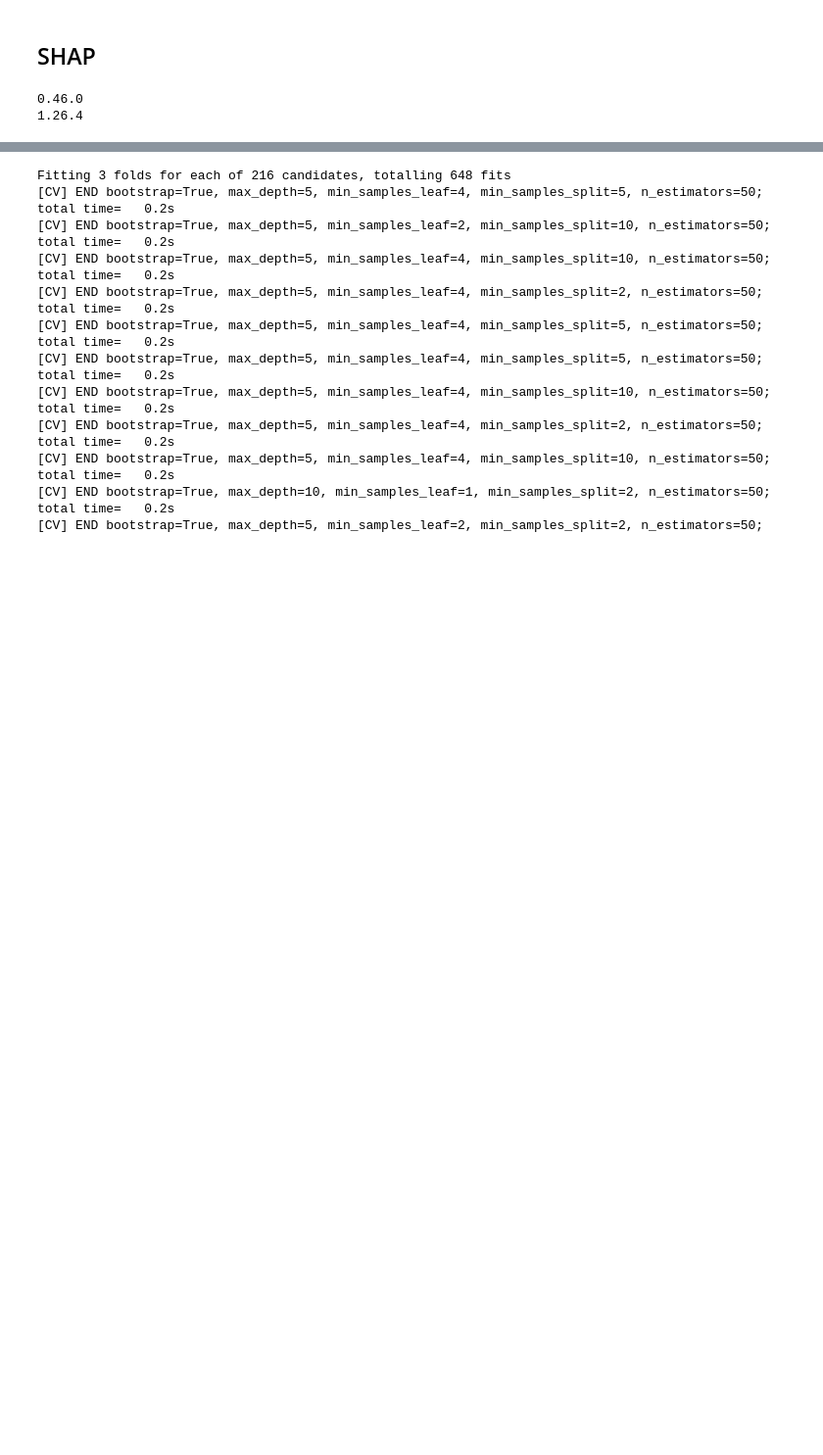
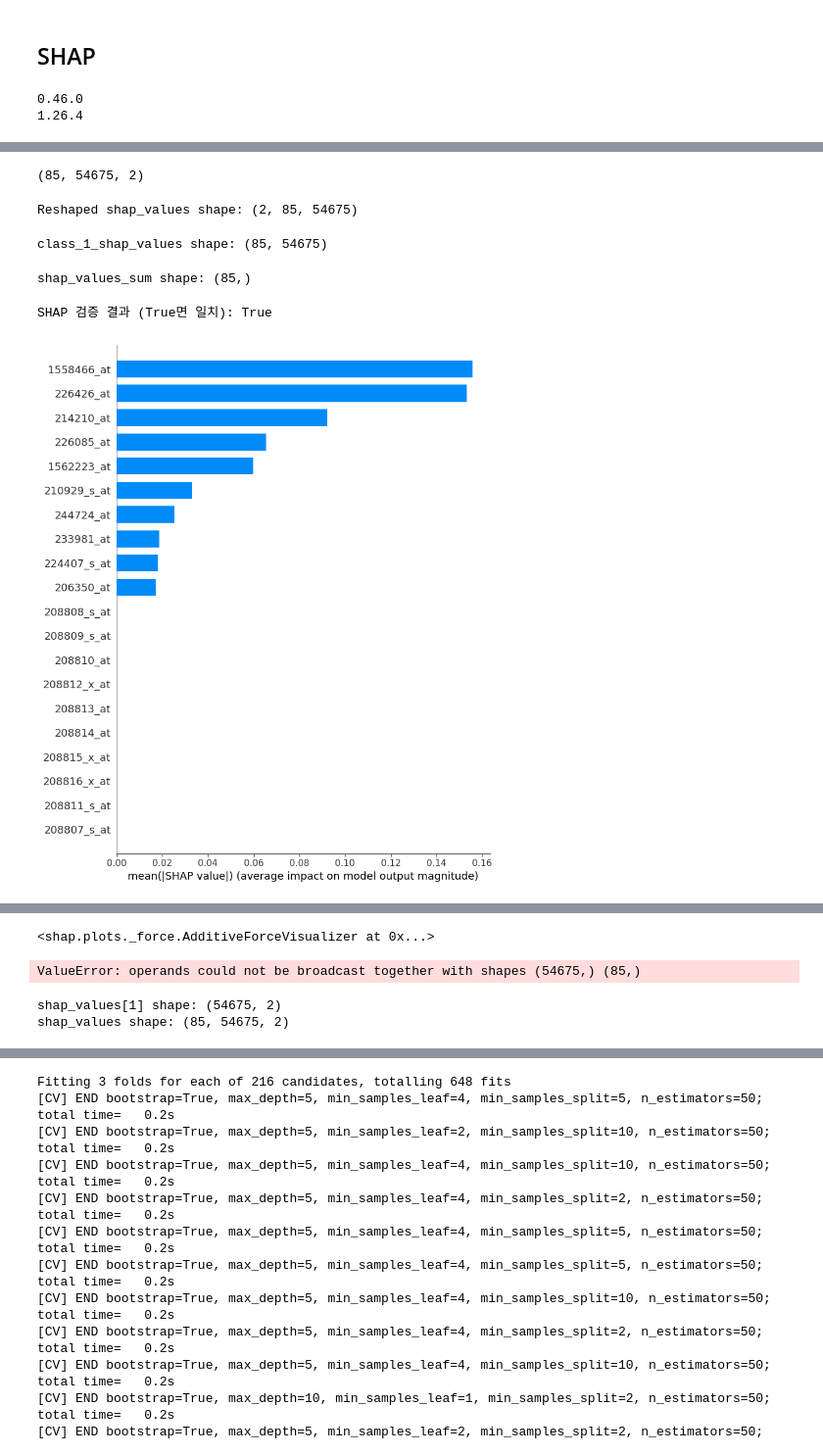
Before and after one commit to younggun339/PageLink, a Jupyter notebook: Bladder/test.ipynb, the cells around one changed output, grey strips where cells are left out. Shown at 98% size. Drawn from its saved outputs; the diff is of its cells as text; code cells hidden in the pictures; blank space fills up the shorter version.

Commit message:
SHAP... 처음에 잘 안나오길래 shapvalue 순서 바꿨고, gene 이름이 그대로는 명시 안 되어있어서 df로 이름도 붙여줘서 분석하였음.

```diff
--- a/Bladder/test.ipynb
+++ b/Bladder/test.ipynb
@@ -346,3 +346,9 @@ print(np.__version__)
 # %% [output]
 0.46.0
 1.26.4
+# %%
+# Gene 이름 로드
+gene_names = pd.read_csv("converted_ids.txt", sep="\t", header=0)  # '\t'로 구분된 경우
+gene_names_list = gene_names['samples'].tolist()  # 'samples' 열을 리스트로 변환
+print(len(gene_names_list))
+type(X)
@@ -361,0 +370,52 @@ The aliases was originally deprecated in NumPy 1.20; for more details and guidan
+# %%
+print(shap_values.shape)
+# %% [output]
+(85, 54675, 2)
+# %%
+# SHAP 값 구조 변경
+reshaped_shap_values = np.transpose(shap_values, (2, 0, 1))  # 클래스 수, 샘플 수, 특성 수
+print(f"Reshaped shap_values shape: {reshaped_shap_values.shape}")
+# %% [output]
+Reshaped shap_values shape: (2, 85, 54675)
+# %%
+# 클래스 1에 대한 SHAP 값
+class_1_shap_values = reshaped_shap_values[1]
+print(f"class_1_shap_values shape: {class_1_shap_values.shape}")  # 예상: (샘플 수, 특성 수)
+# %% [output]
+class_1_shap_values shape: (85, 54675)
+# %%
+# 샘플 단위로 특성별 SHAP 값 합산
+shap_values_sum = class_1_shap_values.sum(axis=1)
+print(f"shap_values_sum shape: {shap_values_sum.shape}")  # 예상: (샘플 수,)
+
+# Base value를 샘플 수에 맞게 확장
+base_value_for_all = np.full_like(shap_values_sum, base_value[1])  # 클래스 1 기준 base_value
+
+# 모델의 예측값 (클래스 1 확률)
+predictions = rf.predict_proba(X)[:, 1]  # 클래스 1에 대한 확률
+# %% [output]
+shap_values_sum shape: (85,)
+# %%
+# SHAP 검증
+is_valid = np.allclose(shap_values_sum + base_value_for_all, predictions, atol=1e-6)
+print("SHAP 검증 결과 (True면 일치):", is_valid)
+# %% [output]
+SHAP 검증 결과 (True면 일치): True
+# %%
+
+# 주요 결과 시각화
+# 1. 각 피처의 전체 중요도 (Summary Plot)
+shap.summary_plot(class_1_shap_values, X, feature_names=gene_names_list, plot_type='bar')
+
+shap.initjs()
+# 첫 번째 클래스 선택
+class_index = 0  # 분석하려는 클래스의 인덱스 (예: 첫 번째 클래스)
+sample_index = 0  # 분석하려는 샘플의 인덱스
+
+shap.force_plot(
+    explainer.expected_value[class_index],  # 선택한 클래스의 Base value
+    shap_values[sample_index, :, class_index],  # 해당 클래스의 SHAP 값
+    X[sample_index, :]  # 샘플 데이터
+)
+# %% [output]
+[figure, added]
@@ -361,0 +423,19 @@ The aliases was originally deprecated in NumPy 1.20; for more details and guidan
+<shap.plots._force.AdditiveForceVisualizer at 0x...>
+# %%
+# 모델의 예측값
+predictions = rf.predict_proba(X)[:, 1]  # 클래스 1에 대한 확률 (필요 시 수정)
+
+# SHAP 값의 합 계산 (클래스 1 기준)
+shap_values_sum = shap_values[1].sum(axis=1)  # 클래스 1의 SHAP 값 합
+
+# SHAP 검증
+is_valid = (shap_values_sum + base_value[1]) == predictions
+print("SHAP 검증 결과 (True면 일치):", is_valid.all())
+# %% [output]
+ValueError: operands could not be broadcast together with shapes (54675,) (85,)
+# %%
+print(f"shap_values[1] shape: {shap_values[1].shape}")  # 예상: (샘플 수, 특성 수)
+print(f"shap_values shape: {np.array(shap_values).shape}")  # 예상: (클래스 수, 샘플 수, 특성 수)
+# %% [output]
+shap_values[1] shape: (54675, 2)
+shap_values shape: (85, 54675, 2)
```
Also changed, not shown: parts of 11 cells of this notebook, 3 other files.
